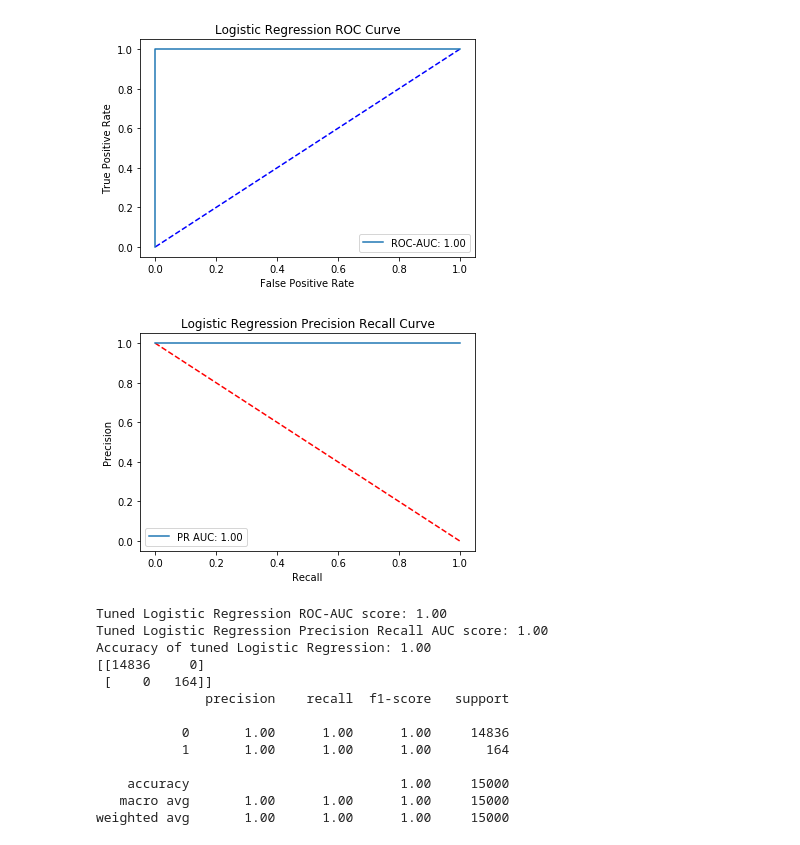
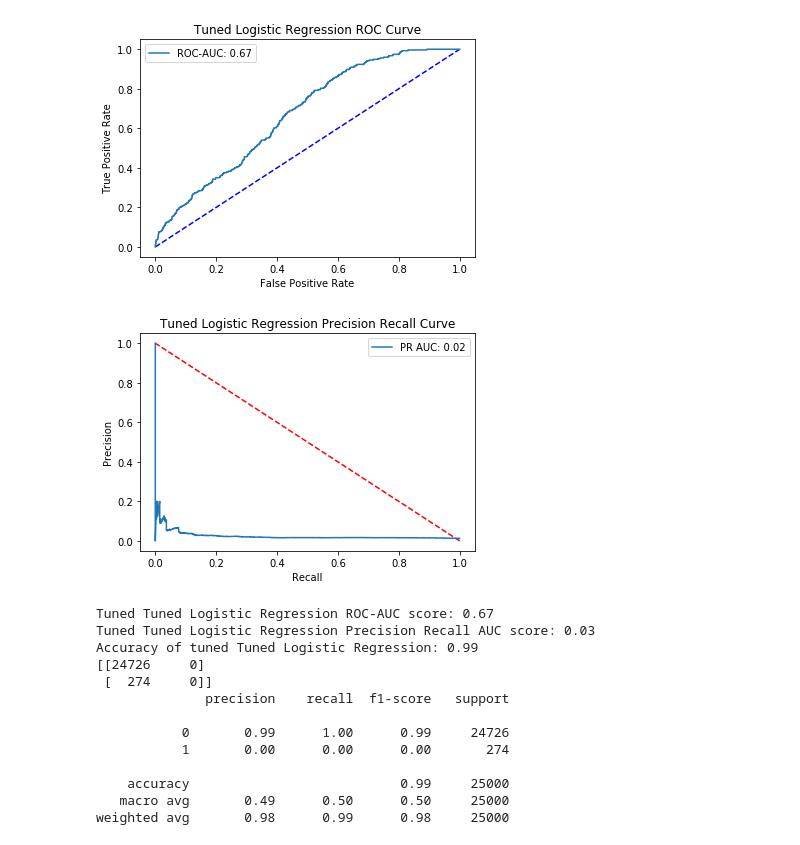
Before and after one commit to wladykam/SpringboardTest, a Jupyter notebook: ultimate_challenge/UltimateChallengeP3.ipynb, the cells around one changed output. Cells and saved outputs as stored; diff of their text form; code cells hidden in the pictures.

```diff
--- a/ultimate_challenge/UltimateChallengeP3.ipynb
+++ b/ultimate_challenge/UltimateChallengeP3.ipynb
@@ -52,17 +122,15 @@ ax.set_xticklabels(
 # %%
+# Import packages used for ML modeling
 from sklearn import preprocessing
 from sklearn.model_selection import train_test_split
-from sklearn.neighbors import KNeighborsClassifier
 from sklearn.linear_model import LogisticRegression
 from sklearn.ensemble import RandomForestClassifier
-from sklearn.ensemble import VotingClassifier
 from sklearn.ensemble import AdaBoostClassifier
-from sklearn.svm import SVC
+from sklearn.ensemble import ExtraTreesClassifier
 from sklearn.pipeline import Pipeline
 from sklearn.model_selection import RepeatedStratifiedKFold
 from sklearn.model_selection import GridSearchCV
 from sklearn.model_selection import RandomizedSearchCV
-from sklearn.model_selection import cross_val_score
 from sklearn.metrics import roc_curve
 from sklearn.metrics import precision_recall_curve
 from sklearn.metrics import roc_auc_score
@@ -71,15 +139,29 @@ from sklearn.metrics import average_precision_score
 from sklearn.metrics import classification_report
 from sklearn.metrics import confusion_matrix
 from sklearn.metrics import accuracy_score
+from imblearn.under_sampling import RandomUnderSampler
+
+
+# set up X and y arrays to be used in sklearn ML algorithms
+X = user_data[['avg_dist','avg_rating_by_driver','avg_rating_of_driver','avg_surge','surge_pct','trips_in_first_30_days',
+               'ultimate_black_user','weekday_pct','city_Astapor',"city_King's Landing", 'city_Winterfell',
+               'phone_Android', 'phone_iPhone']]
+y = user_data['active'].values
+y = y.astype(int)
+
+# Set up X and y arrays to be used in Random Undersampling models
+rus = RandomUnderSampler(random_state=42)
+X_res, y_res = rus.fit_resample(X, y)
+
+# Perform X, y split for dataset
+X_train, X_test, y_train, y_test = train_test_split(X, y, test_size=.5,random_state=42,stratify=y)
+cv = RepeatedStratifiedKFold(n_splits=5,n_repeats=2,random_state=21)
+
+# Perform X, y split for randomundersampled dataset
+X_res_train, X_res_test, y_res_train, y_res_test = train_test_split(X_res, y_res, test_size=.5,random_state=42,stratify=y_res)
-# %%
-X = user_data.drop(['active','city_Winterfell','phone_iPhone'],axis=1)
-y = user_data['active'].values
-y = y.astype(int)
-
-X_train, X_test, y_train, y_test = train_test_split(X, y, test_size=.3,random_state=42,stratify=y)
-cv = RepeatedStratifiedKFold(n_splits=5,n_repeats=2,random_state=21)
 # %%
-def fit_model(X_train, y_train, model):
+# Collection of functions to make modeling and visualization easier
+def fit_model(X_train, y_train, X_test, model):
     '''Fits an ML model and then uses the .predict() method to generate predictions
     for the binary classification as well as associated probabilities and returns those
     predictions in a tuple'''
@@ -122,10 +204,10 @@ def model_stats(y_test,y_pred,y_pred_prob, model='Model'):
     print(confusion_matrix(y_test, y_pred))
     print(classification_report(y_test, y_pred))
 
-def model_run_all(X_train,y_train,y_test,model,model_name='Model'):
+def model_run_all(X_train,y_train, X_test, y_test, model,model_name='Model'):
     '''Combines ML process into one function by using calls to fit_model(), roc_plot(), pr_plot()
     and model_stats() to provide cohesive ML model analysis'''
-    y_pred, y_pred_prob = fit_model(X_train,y_train,model)
+    y_pred, y_pred_prob = fit_model(X_train,y_train,X_test,model)
     roc_plot(y_test,y_pred_prob,title="{} ROC Curve".format(model_name))
     pr_plot(y_test,y_pred_prob,title="{} Precision Recall Curve".format(model_name))
     model_stats(y_test, y_pred, y_pred_prob,model=model_name)
@@ -152,19 +234,19 @@ weighted avg       1.00      1.00      1.00     15000
 # %%
-log_reg = LogisticRegression()
-log_reg_pred, log_reg_pred_prob = model_run_all(X_train, y_train, y_test, log_reg, model_name='Logistic Regression')
+log_reg_best = LogisticRegression(C=.0001,random_state=42)
+log_reg_pred, log_reg_pred_prob = model_run_all(X_train, y_train, X_test, y_test, log_reg_best,'Tuned Logistic Regression')
 # %% [output]
-[figure, old version]
+[figure, new version]
-[figure, old version]
+[figure, new version]
-Tuned Logistic Regression ROC-AUC score: 1.00
-Tuned Logistic Regression Precision Recall AUC score: 1.00
-Accuracy of tuned Logistic Regression: 1.00
-[[14836     0]
- [    0   164]]
+Tuned Tuned Logistic Regression ROC-AUC score: 0.67
+Tuned Tuned Logistic Regression Precision Recall AUC score: 0.03
+Accuracy of tuned Tuned Logistic Regression: 0.99
+[[24726     0]
+ [  274     0]]
               precision    recall  f1-score   support
 
-           0       1.00      1.00      1.00     14836
-           1       1.00      1.00      1.00       164
+           0       0.99      1.00      0.99     24726
+           1       0.00      0.00      0.00       274
 
-    accuracy                           1.00     15000
-   macro avg       1.00      1.00      1.00     15000
-weighted avg       1.00      1.00      1.00     15000
+    accuracy                           0.99     25000
+   macro avg       0.49      0.50      0.50     25000
+weighted avg       0.98      0.99      0.98     25000
```
Also changed, not shown: parts of 16 cells of this notebook, 2 other files.
